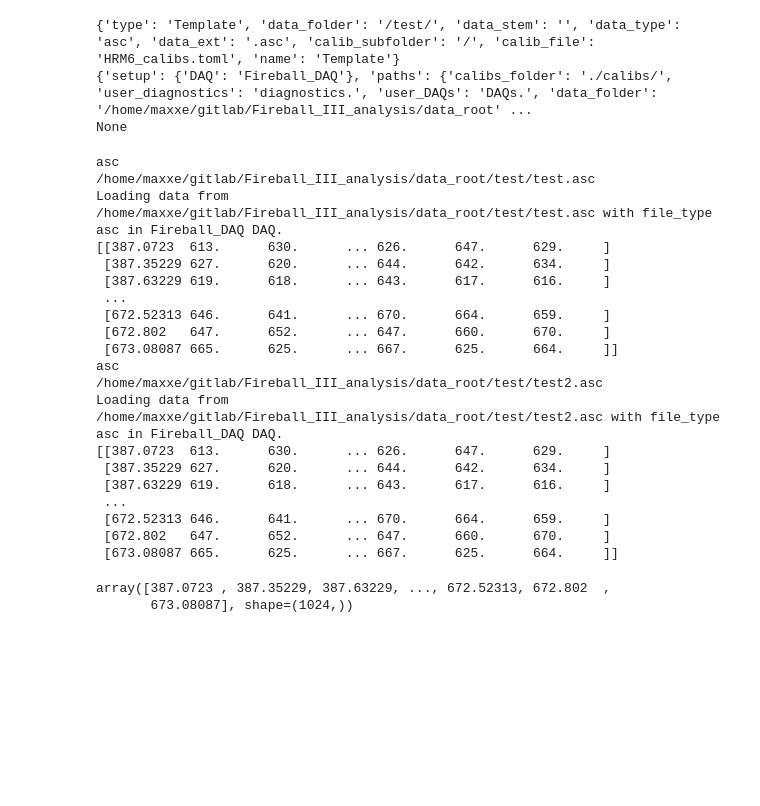
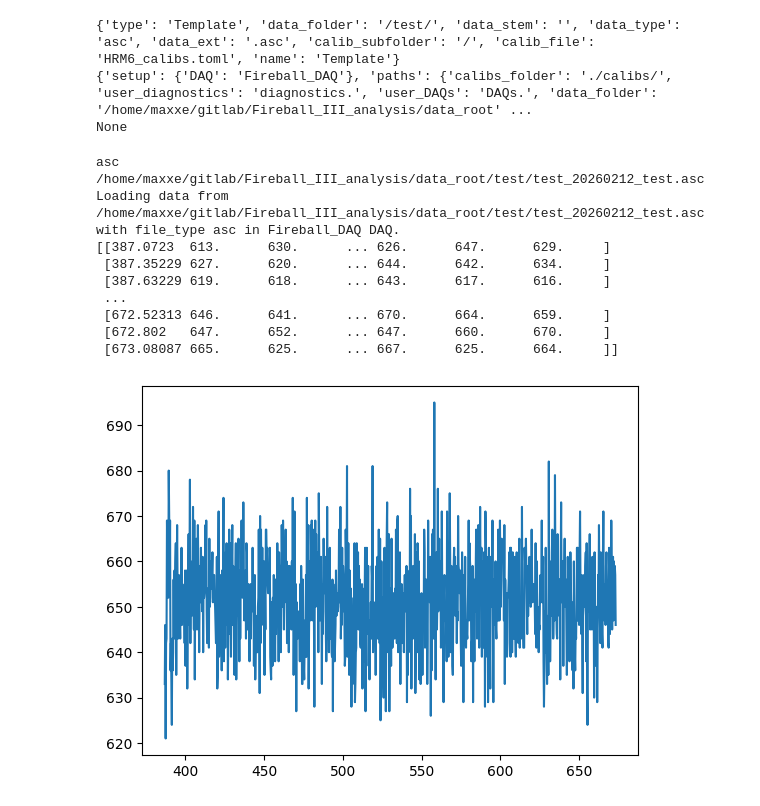
Before and after one commit to ELos385/Fireball_III_analysis, a Jupyter notebook: scripts/DAQ/DAQ_test.ipynb, the cells around one changed output. Drawn from its saved outputs; the diff is of its cells as text; code cells hidden in the pictures; blank space fills up the shorter version.

Commit message:
Added functionality for getting data with timestamp

```diff
--- a/scripts/DAQ/DAQ_test.ipynb
+++ b/scripts/DAQ/DAQ_test.ipynb
@@ -30,12 +30,13 @@ None
 # %%
 # 5. plot some processed data
 #devices[device].get_proc_shot(shot_dict, calib_id=calib_ids[device])
-shot_dict = {'filename': ['test.asc','test2.asc']}
+shot_dict = {'timestamp': ['20260212','202602']}
+# shot_dict = {'filename': ['test.asc','test2.asc']}
 shot_data = template.get_shot_data(shot_dict)#, calib_id=calib_ids[device], debug=True)
 # %% [output]
 asc
-/home/maxxe/gitlab/Fireball_III_analysis/data_root/test/test.asc
-Loading data from /home/maxxe/gitlab/Fireball_III_analysis/data_root/test/test.asc with file_type asc in Fireball_DAQ DAQ.
+/home/maxxe/gitlab/Fireball_III_analysis/data_root/test/test_20260212_test.asc
+Loading data from /home/maxxe/gitlab/Fireball_III_analysis/data_root/test/test_20260212_test.asc with file_type asc in Fireball_DAQ DAQ.
 [[387.0723  613.      630.      ... 626.      647.      629.     ]
  [387.35229 627.      620.      ... 644.      642.      634.     ]
  [387.63229 619.      618.      ... 643.      617.      616.     ]
@@ -43,20 +44,9 @@ Loading data from /home/maxxe/gitlab/Fireball_III_analysis/data_root/test/test.a
  [672.52313 646.      641.      ... 670.      664.      659.     ]
  [672.802   647.      652.      ... 647.      660.      670.     ]
  [673.08087 665.      625.      ... 667.      625.      664.     ]]
-asc
-/home/maxxe/gitlab/Fireball_III_analysis/data_root/test/test2.asc
-Loading data from /home/maxxe/gitlab/Fireball_III_analysis/data_root/test/test2.asc with file_type asc in Fireball_DAQ DAQ.
-[[387.0723  613.      630.      ... 626.      647.      629.     ]
- [387.35229 627.      620.      ... 644.      642.      634.     ]
- [387.63229 619.      618.      ... 643.      617.      616.     ]
- ...
- [672.52313 646.      641.      ... 670.      664.      659.     ]
- [672.802   647.      652.      ... 647.      660.      670.     ]
- [673.08087 665.      625.      ... 667.      625.      664.     ]]
 # %%
-shot_data[0][:,0]
-#fig = plt.plot(shot_data[0][:,0], shot_data[0][:,1])
+# shot_data[0][:,0]
+fig = plt.plot(shot_data[0][:,0], shot_data[0][:,800])
 #plt.show()
 # %% [output]
-array([387.0723 , 387.35229, 387.63229, ..., 672.52313, 672.802  ,
-       673.08087], shape=(1024,))
+[figure, added]
```
Also changed, not shown: 1 other file.
